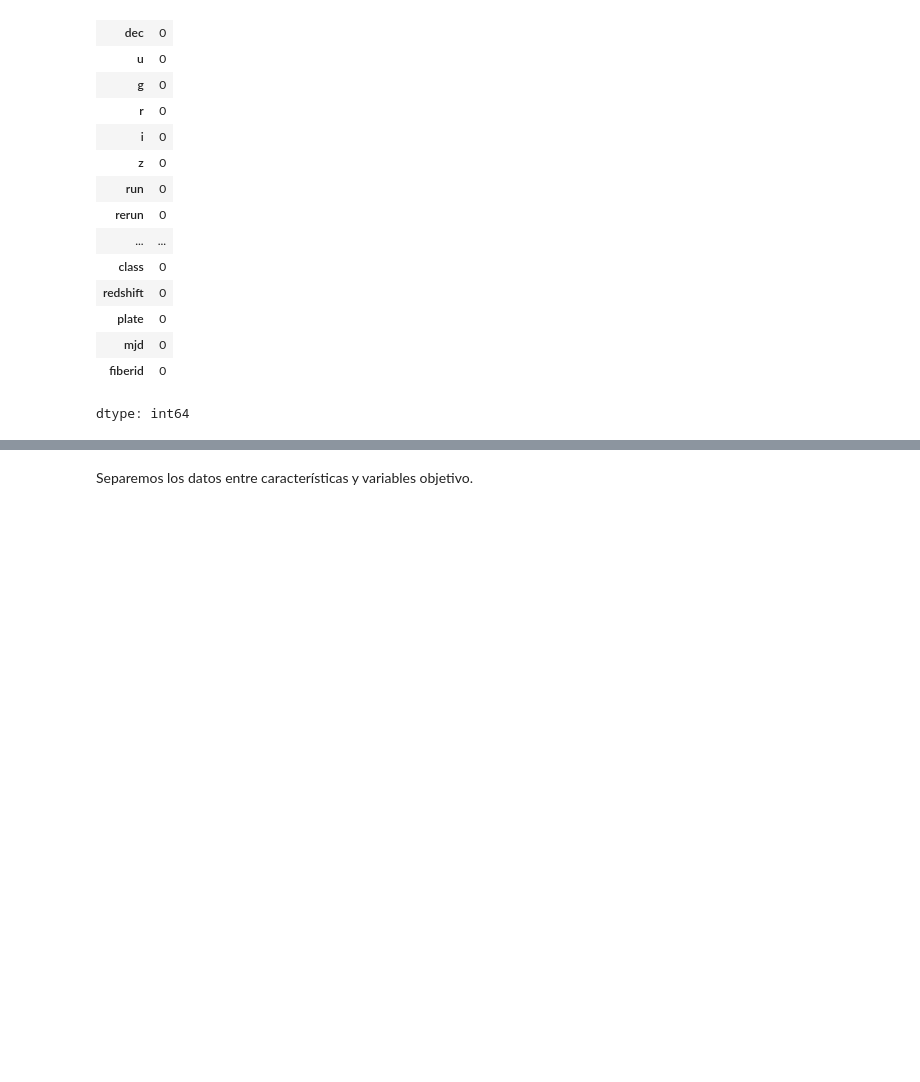
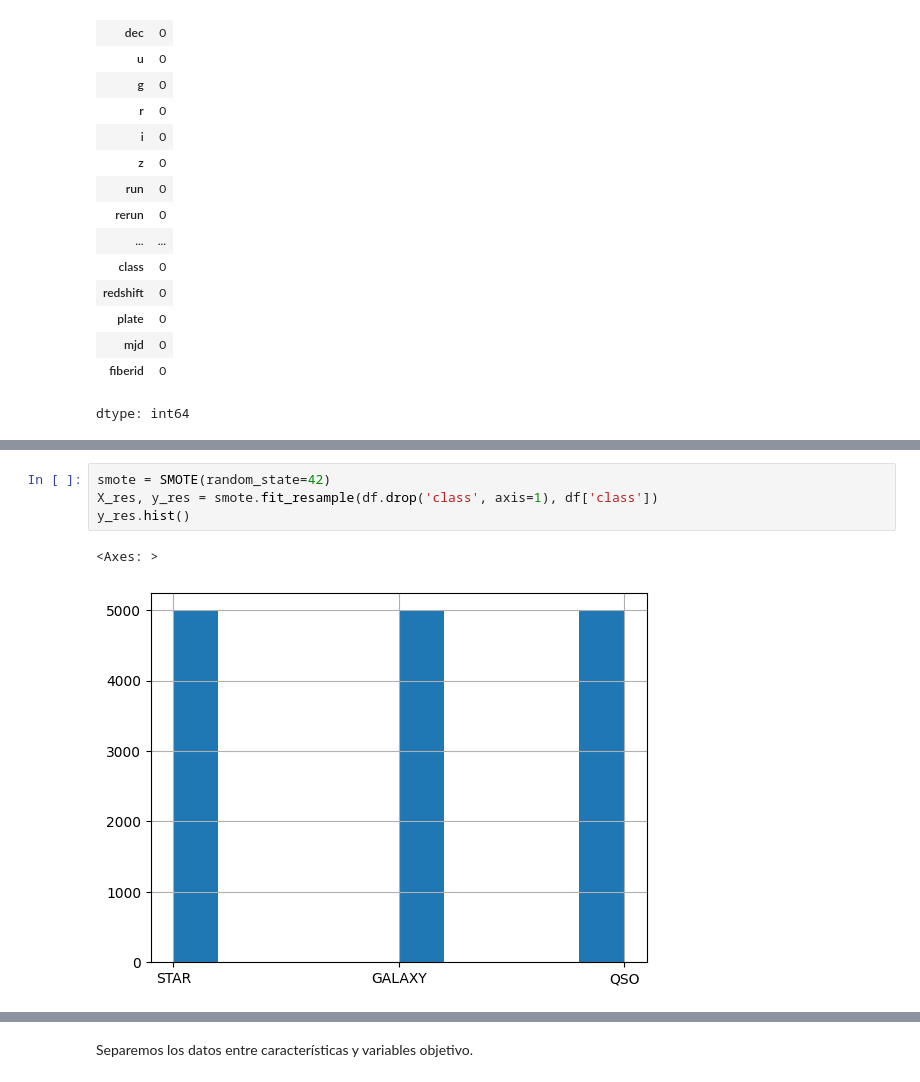
Before and after one commit to Kevin2558/Data_Science_Borrador, a Jupyter notebook: 10_Proyecto_Final/Opcion_2/Borrador.ipynb, the cells around one changed output, grey strips where cells are left out. Cells and saved outputs as stored; diff of their text form; blank space fills up the shorter version.

```diff
--- a/10_Proyecto_Final/Opcion_2/Borrador.ipynb
+++ b/10_Proyecto_Final/Opcion_2/Borrador.ipynb
@@ -45,2 +52,9 @@ dtype: int64
+# %%
+smote = SMOTE(random_state=42)
+X_res, y_res = smote.fit_resample(df.drop('class', axis=1), df['class'])
+y_res.hist()
+# %% [output]
+<Axes: >
+[figure, added]
 # %%
 df['class'] = df['class'].astype('category').cat.codes
```
Also changed, not shown: parts of 18 cells of this notebook.
